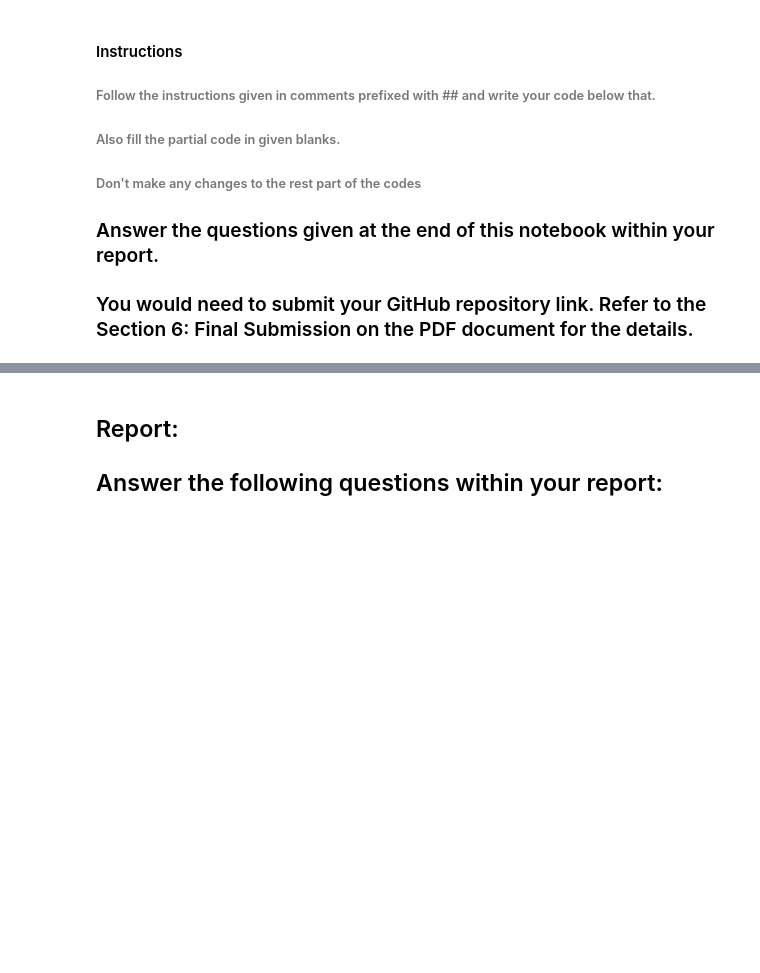
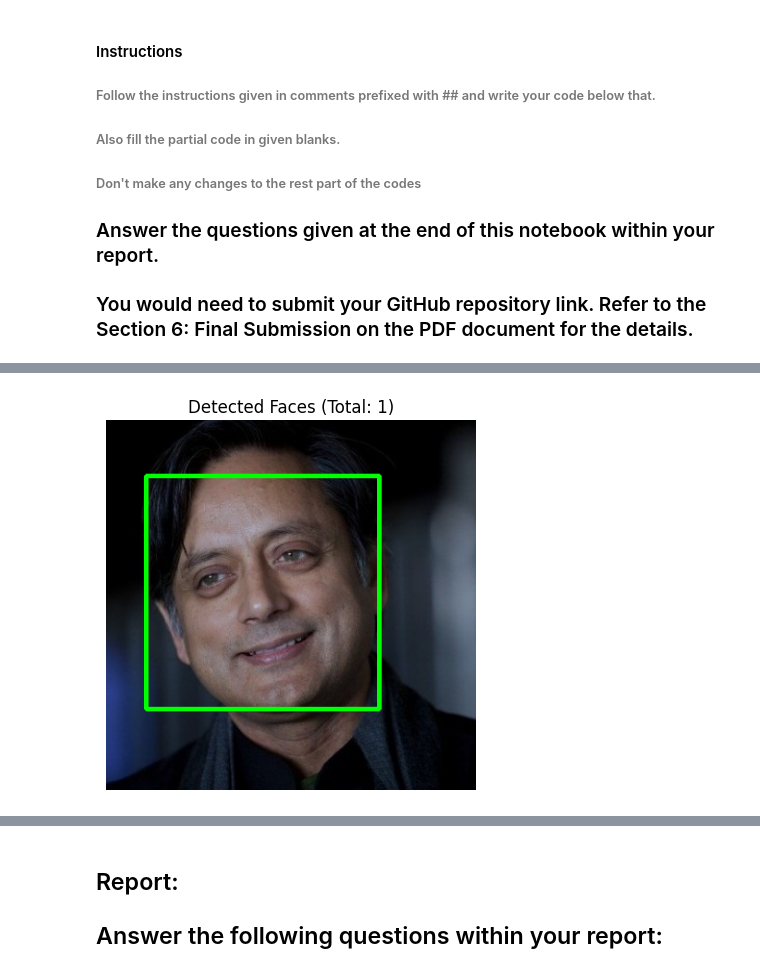
Before and after one commit to xshxn/mlpr-lab5, a Jupyter notebook: Lab 5-Spring 2025.ipynb, the cells around one changed output, grey strips where cells are left out. Cells and saved outputs as stored; diff of their text form; code cells hidden in the pictures; blank space fills up the shorter version.

```diff
--- a/Lab 5-Spring 2025.ipynb
+++ b/Lab 5-Spring 2025.ipynb
@@ -131,13 +194,19 @@ plt.scatter(____________________________________________________________________
 # %%
 ## Read the class of the template image 'Dr_Shashi_Tharoor.jpg' using cv2 and store it in template_img
-template_img = _____________________________________________
+template_img = shashi
 # Detect face  in the template image after converting it to gray and store it in template_faces
-template_faces = ___________________________________________________________________________________________
+gray_template = cv2.cvtColor(template_img, cv2.COLOR_BGR2GRAY)
+template_faces = face_cascade.detectMultiScale(gray_template, scaleFactor=1.1, minNeighbors=4)
 # Draw rectangles around the detected faces
 for (x, y, w, h) in template_faces:
     cv2.rectangle(template_img, (x, y), (x + w, y + h), (0, 255, 0), 3)
-cv2.imshow(_____________________________________________________)
-cv2.waitKey(0)
-cv2.destroyAllWindows()
+plt.imshow(cv2.cvtColor(template_img, cv2.COLOR_BGR2RGB))
+plt.title(f"Detected Faces (Total: {len(template_faces)})")
+plt.axis("off")
+plt.savefig('shashi_detected.jpg')
+plt.show()
+wandb.log({'Shashi Tharoor Detected': wandb.Image('shashi_detected.jpg')})
+# %% [output]
+[figure, added]
 # %%
 # Convert the template image to HSV color space and store it in template_hsv
```
Also changed, not shown: parts of 10 cells of this notebook, 21 other files.
